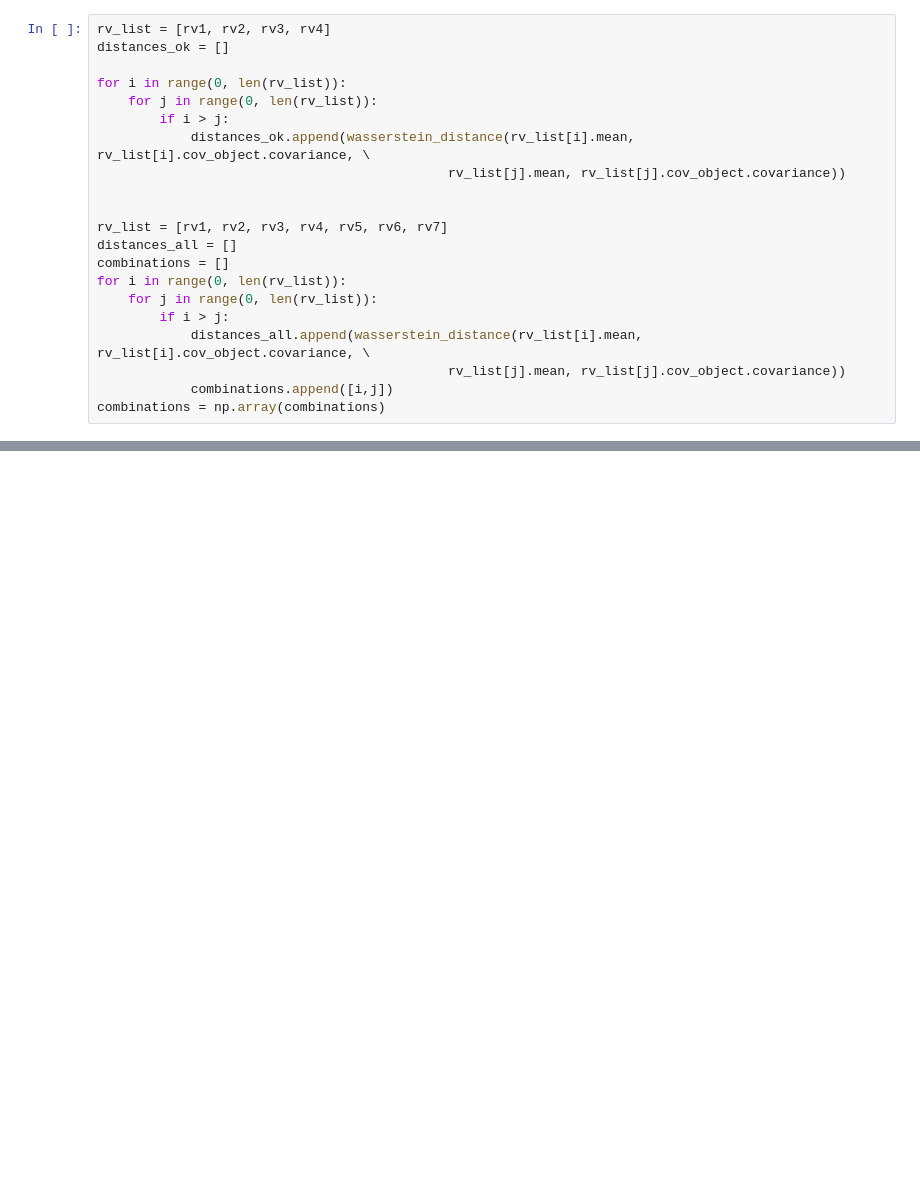
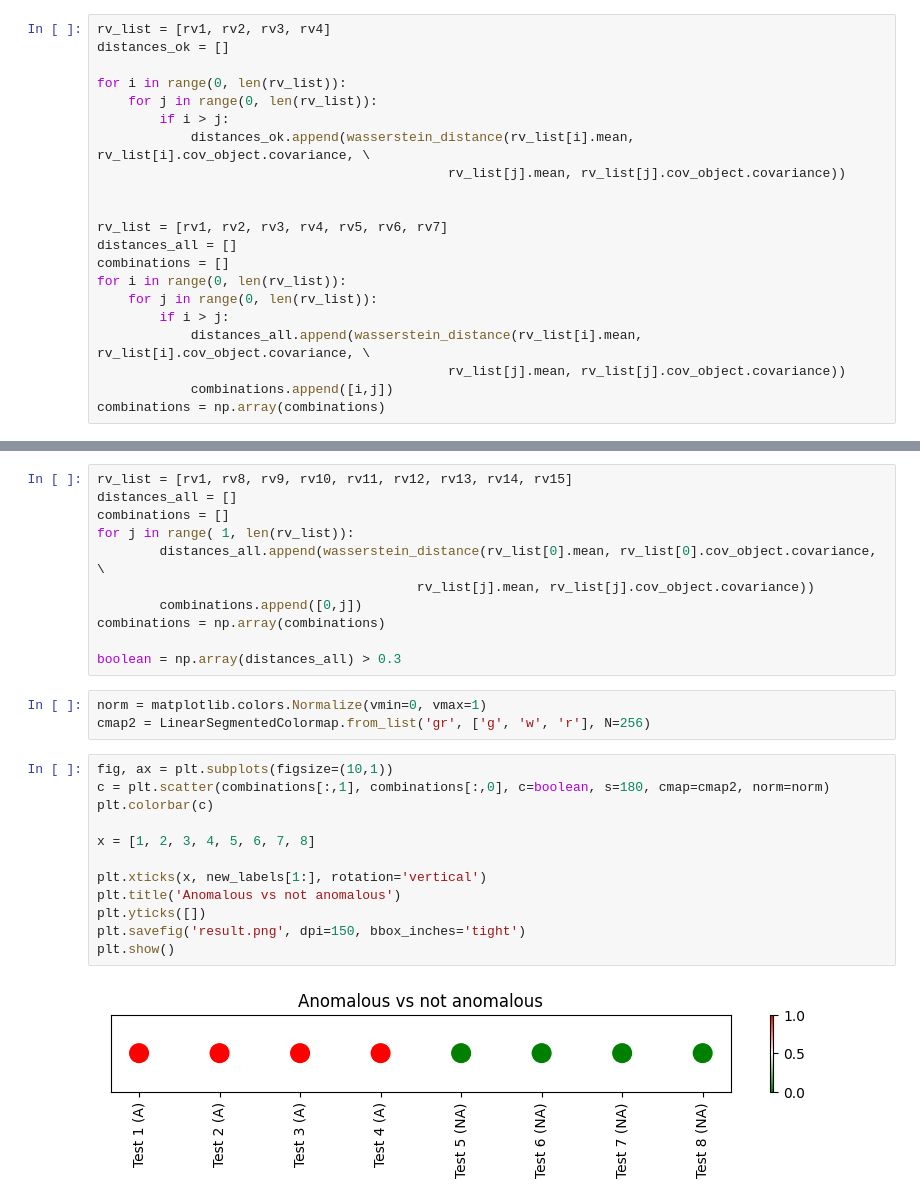
Before and after one commit to psesh/spatial-anomaly-detection, a Jupyter notebook: Prototype.ipynb, the cells around one changed output, grey strips where cells are left out. Cells and saved outputs as stored; diff of their text form; blank space fills up the shorter version.

```diff
--- a/Prototype.ipynb
+++ b/Prototype.ipynb
@@ -134,0 +223,28 @@ Based on the above, we set 0.2 as our cut-off. Now let us generate some testing
+# %%
+rv_list = [rv1, rv8, rv9, rv10, rv11, rv12, rv13, rv14, rv15]
+distances_all = []
+combinations = []
+for j in range( 1, len(rv_list)):
+        distances_all.append(wasserstein_distance(rv_list[0].mean, rv_list[0].cov_object.covariance, \
+                                         rv_list[j].mean, rv_list[j].cov_object.covariance))
+        combinations.append([0,j])
+combinations = np.array(combinations)
+
+boolean = np.array(distances_all) > 0.3
+# %%
+norm = matplotlib.colors.Normalize(vmin=0, vmax=1)
+cmap2 = LinearSegmentedColormap.from_list('gr', ['g', 'w', 'r'], N=256)
+# %%
+fig, ax = plt.subplots(figsize=(10,1))
+c = plt.scatter(combinations[:,1], combinations[:,0], c=boolean, s=180, cmap=cmap2, norm=norm)
+plt.colorbar(c)
+
+x = [1, 2, 3, 4, 5, 6, 7, 8]
+
+plt.xticks(x, new_labels[1:], rotation='vertical')
+plt.title('Anomalous vs not anomalous')
+plt.yticks([])
+plt.savefig('result.png', dpi=150, bbox_inches='tight')
+plt.show()
+# %% [output]
+[figure, added]
```
Also changed, not shown: parts of 6 cells of this notebook.
